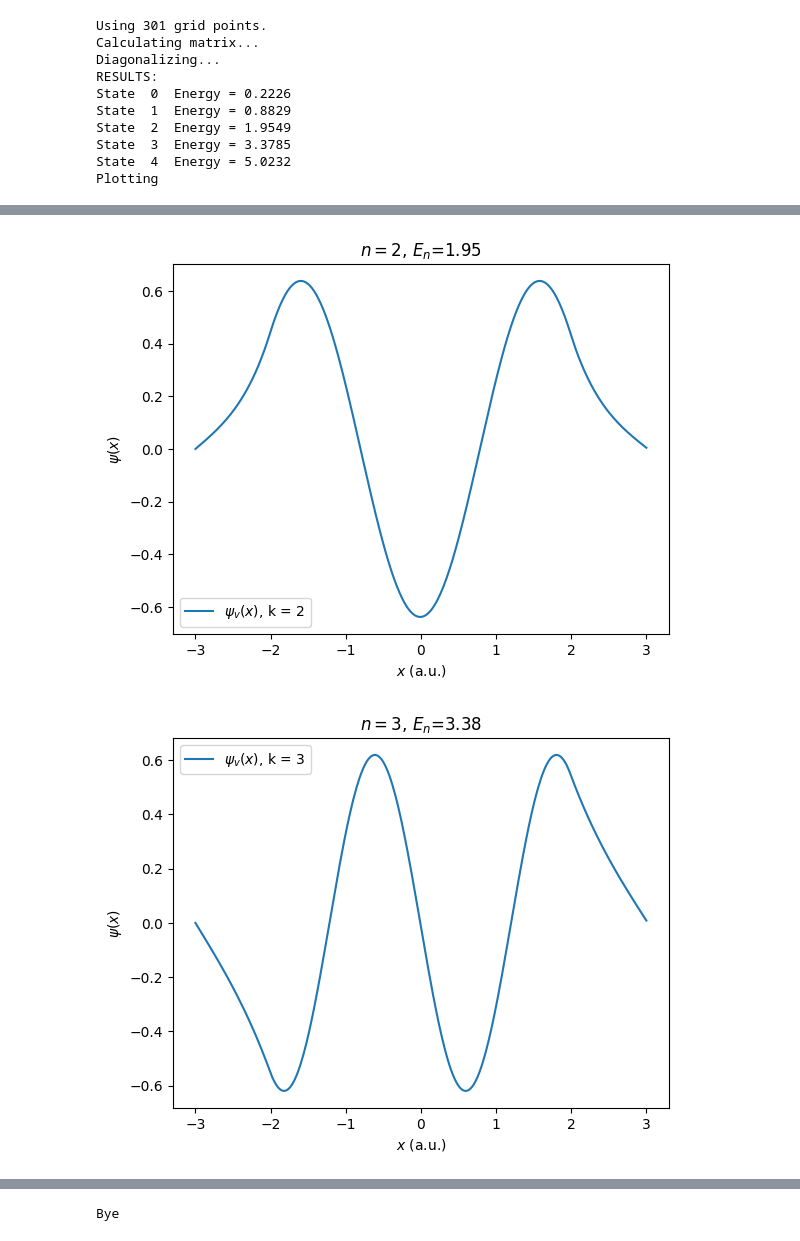
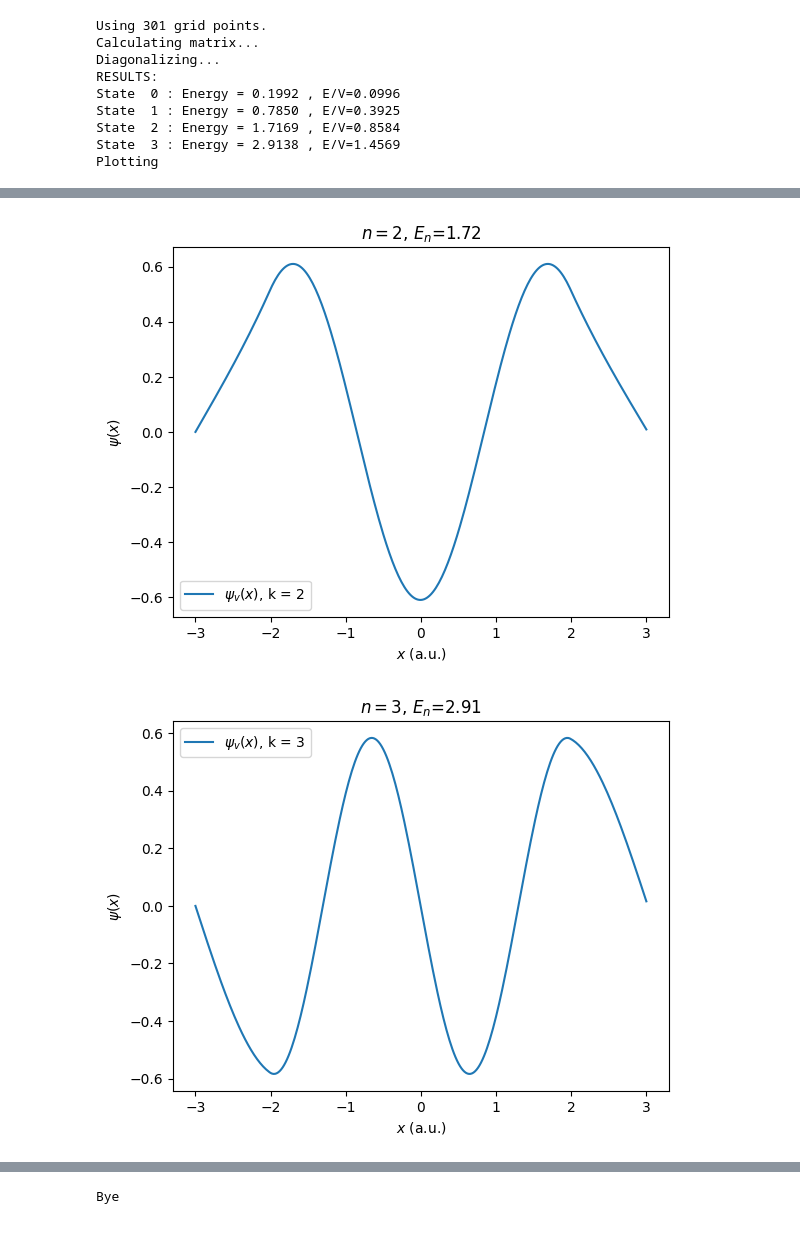
Before and after one commit to jfaraudo/Schrodinger_Numerical, a Jupyter notebook: SquarePotential/SquareWell_example2.ipynb, the cells around one changed output, grey strips where cells are left out. Cells and saved outputs as stored; diff of their text form; code cells hidden in the pictures.

```diff
--- a/SquarePotential/SquareWell_example2.ipynb
+++ b/SquarePotential/SquareWell_example2.ipynb
@@ -19,7 +19,7 @@ def getV(x):
     if (abs(x)<2):
        potvalue = 0.0
     else:
-       potvalue = 4.0
+       potvalue = 2.0
     return potvalue
 
 #Discretized Schrodinger equation in n points (FROM 0 to n-1)
@@ -70,8 +70,9 @@ E = - w/(2.0*h**2)
 
 #Print Energy Values
 print("RESULTS:")
-for k in range(0,5):
-	print("State ",k," Energy = %.4f" %E[k])
+for k in range(0,4):
+  Erel=E[k]/2.0  #ratio between energy level and potential well
+  print("State ",k,": Energy = %.4f" %E[k],', E/V='+'{:.4f}'.format(Erel))
 
 #Init Wavefunction (empty list with npoints elements)
 psi = [None]*npoints
@@ -86,7 +87,7 @@ for k in range(0,len(w)):
 print("Plotting")
 
 #v = int(input("\n Quantum Number (enter 0 for ground state):\n>"))
-for v in range(0,5):
+for v in range(0,4):
 	plt.plot(x,psi[v],label=r'$\psi_v(x)$, k = ' + str(v))
 	plt.title(r'$n=$'+ str(v) + r', $E_n$=' + '{:.2f}'.format(E[v]))
 	plt.legend()
@@ -100,9 +101,8 @@ Using 301 grid points.
 Calculating matrix...
 Diagonalizing...
 RESULTS:
-State  0  Energy = 0.2226
-State  1  Energy = 0.8829
-State  2  Energy = 1.9549
-State  3  Energy = 3.3785
-State  4  Energy = 5.0232
+State  0 : Energy = 0.1992 , E/V=0.0996
+State  1 : Energy = 0.7850 , E/V=0.3925
+State  2 : Energy = 1.7169 , E/V=0.8584
+State  3 : Energy = 2.9138 , E/V=1.4569
 Plotting
@@ -111,2 +111,2 @@ Plotting
-[figure, old version]
+[figure, new version]
-[figure, old version]
+[figure, new version]
```
Also changed, not shown: parts of 1 cell of this notebook.
